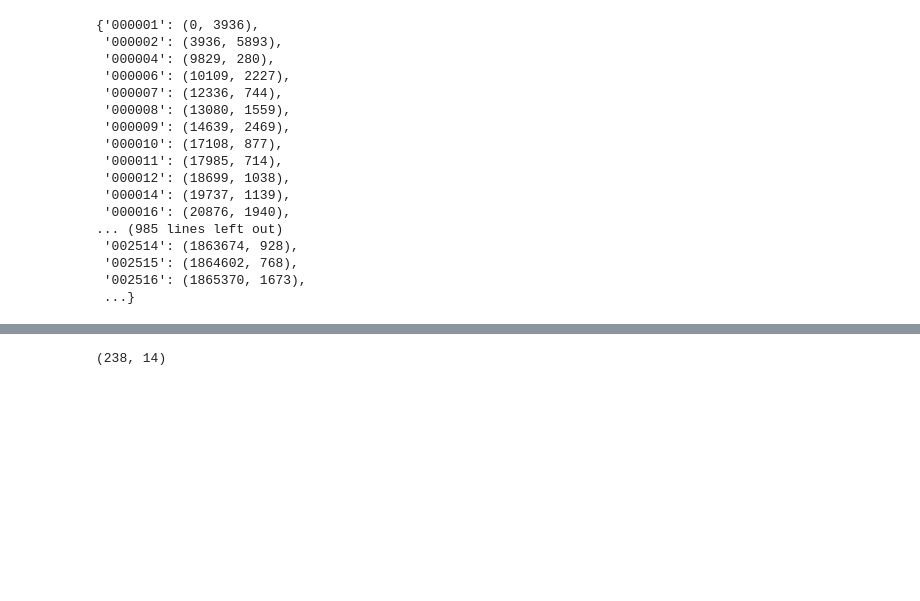
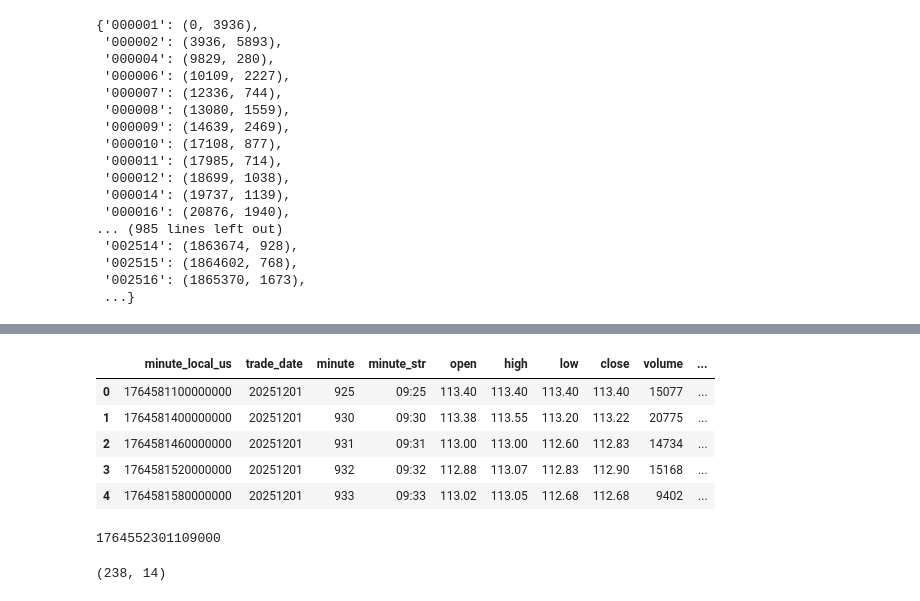
Before and after one commit to UlricWu/min_quant, a Jupyter notebook: pipeline.ipynb, the cells around one changed output, grey strips where cells are left out. Cells and saved outputs as stored; diff of their text form; code cells hidden in the pictures; blank space fills up the shorter version.

Commit message:
fix: minute local time

```diff
--- a/pipeline.ipynb
+++ b/pipeline.ipynb
@@ -1211,3 +1267,22 @@ import pyarrow.parquet as pq
+# %%
+
+import pyarrow as pa
+import pyarrow.parquet as pq
+path = '~/data/fact/2015-01-01/sh_trade_min.parquet'
+table = pq.read_table(path)
+p = table.to_pandas()
+p.head()
+# %% [output]
+|  | minute_local_us | trade_date | minute | minute_str | open | high | low | close | volume | ... |
+| 0 | 1764581100000000 | 20251201 | 925 | 09:25 | 113.40 | 113.40 | 113.40 | 113.40 | 15077 | ... |
+| 1 | 1764581400000000 | 20251201 | 930 | 09:30 | 113.38 | 113.55 | 113.20 | 113.22 | 20775 | ... |
+| 2 | 1764581460000000 | 20251201 | 931 | 09:31 | 113.00 | 113.00 | 112.60 | 112.83 | 14734 | ... |
+| 3 | 1764581520000000 | 20251201 | 932 | 09:32 | 112.88 | 113.07 | 112.83 | 112.90 | 15168 | ... |
+| 4 | 1764581580000000 | 20251201 | 933 | 09:33 | 113.02 | 113.05 | 112.68 | 112.68 | 9402 | ... |
+# %%
+1764552301109000
+# %% [output]
+1764552301109000
 # %%
 path = '~/data/feature_l0_dir/2015-01-01/sh_trade_l0.parquet'
 # %%
```
Also changed, not shown: parts of 6 cells of this notebook, 6 other files.
